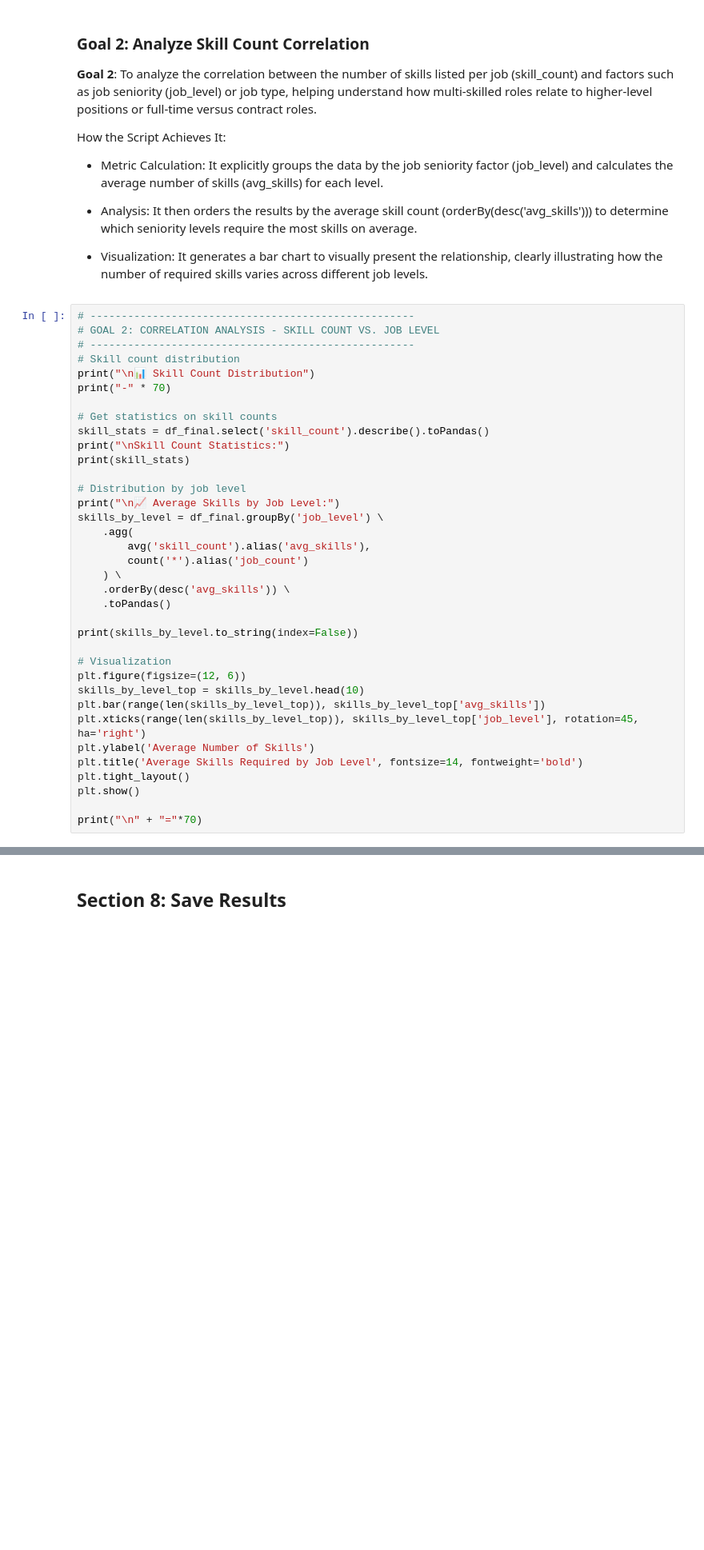
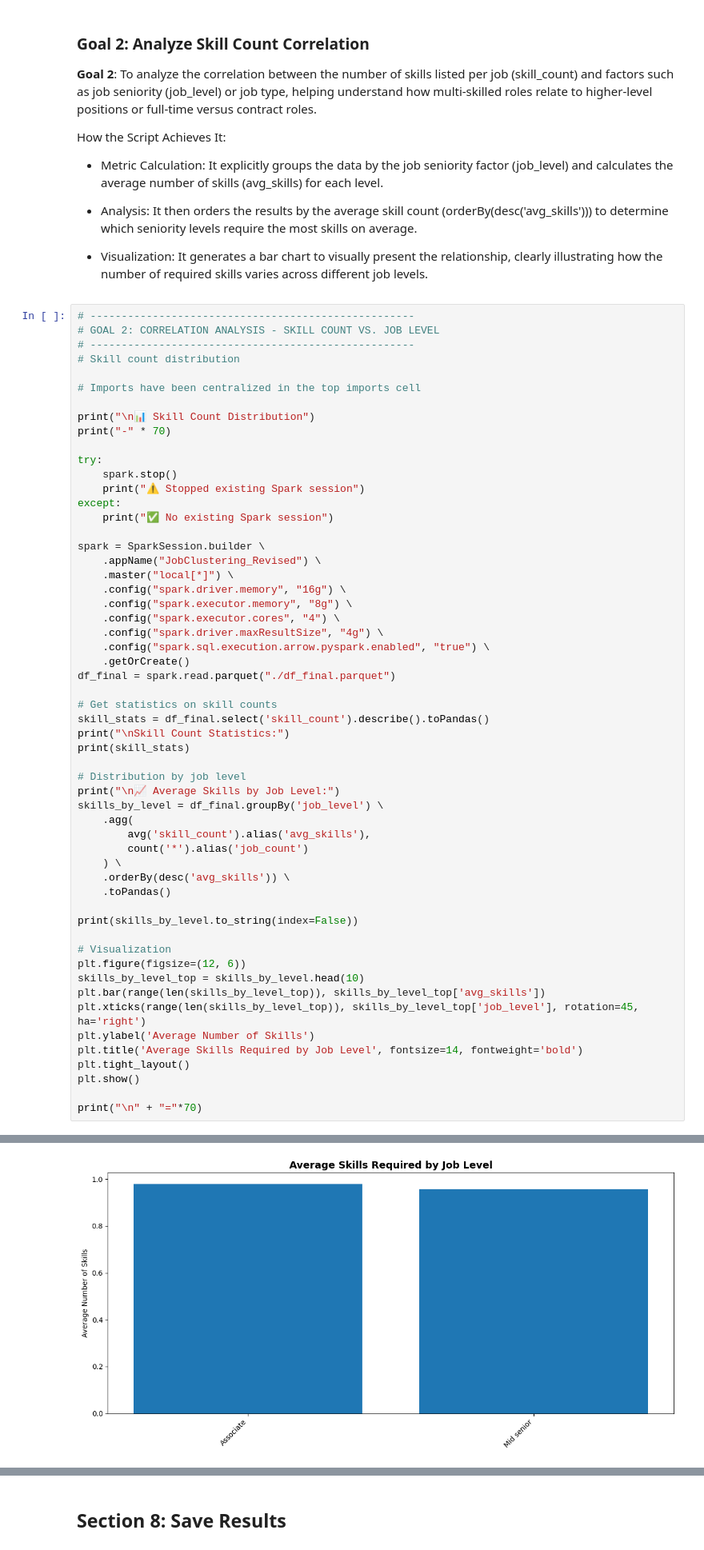
Before and after one commit to s1h8t51/data_intensive_computing_project, a Jupyter notebook: final_pahse2_linkedin_analysis_OPTIMIZED.ipynb, the cells around one changed output, grey strips where cells are left out. Shown at 80% size. Cells and saved outputs as stored; diff of their text form; blank space fills up the shorter version.

```diff
--- a/final_pahse2_linkedin_analysis_OPTIMIZED.ipynb
+++ b/final_pahse2_linkedin_analysis_OPTIMIZED.ipynb
@@ -1827,8 +2006,28 @@ How the Script Achieves It:
 # GOAL 2: CORRELATION ANALYSIS - SKILL COUNT VS. JOB LEVEL
 # ----------------------------------------------------
 # Skill count distribution
+
+# Imports have been centralized in the top imports cell
+
 print("\n📊 Skill Count Distribution")
 print("-" * 70)
+
+try:
+    spark.stop()
+    print("⚠️ Stopped existing Spark session")
+except:
+    print("✅ No existing Spark session")
+
+spark = SparkSession.builder \
+    .appName("JobClustering_Revised") \
+    .master("local[*]") \
+    .config("spark.driver.memory", "16g") \
+    .config("spark.executor.memory", "8g") \
+    .config("spark.executor.cores", "4") \
+    .config("spark.driver.maxResultSize", "4g") \
+    .config("spark.sql.execution.arrow.pyspark.enabled", "true") \
+    .getOrCreate()
+df_final = spark.read.parquet("./df_final.parquet")
 
 # Get statistics on skill counts
 skill_stats = df_final.select('skill_count').describe().toPandas()
@@ -1858,3 +2057,4 @@ plt.tight_layout()
 plt.show()
 
 print("\n" + "="*70)
+# %% [output]
@@ -1860,0 +2077 @@ print("\n" + "="*70)
+[figure, added]
```
Also changed, not shown: parts of 20 cells of this notebook, 4 other files.
